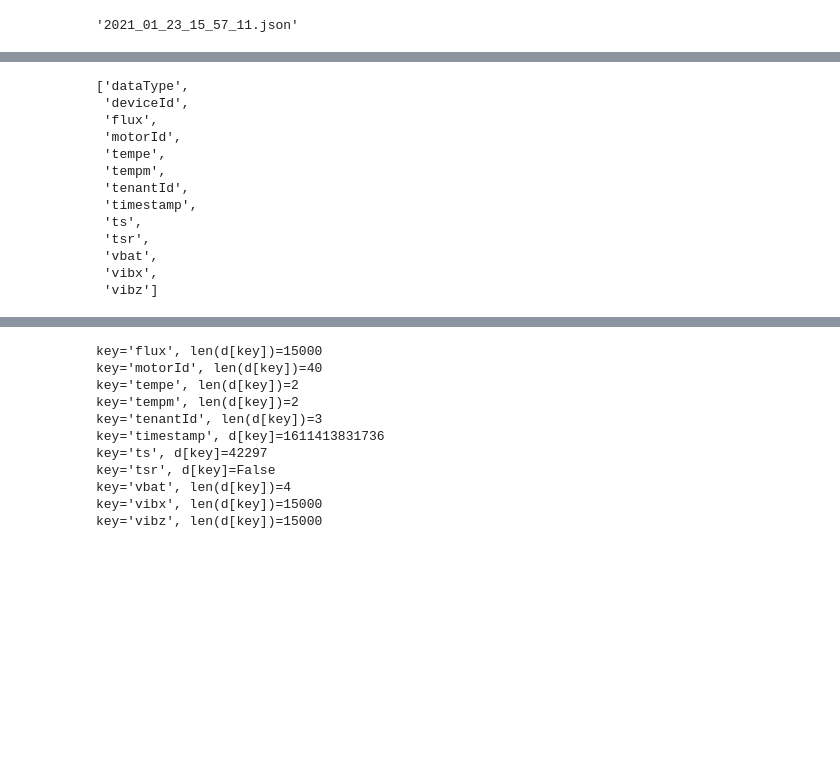
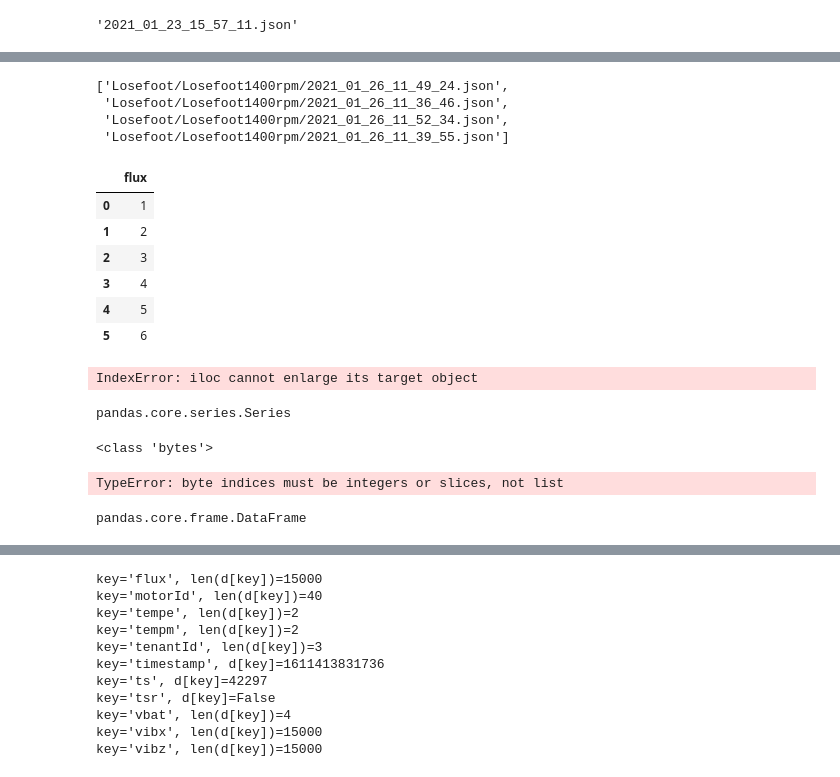
Before and after one commit to thorwhalen/plunk, a Jupyter notebook: plunk/sb/sms/data_access.ipynb, the cells around one changed output, grey strips where cells are left out. Cells and saved outputs as stored; diff of their text form; code cells hidden in the pictures; blank space fills up the shorter version.

```diff
--- a/plunk/sb/sms/data_access.ipynb
+++ b/plunk/sb/sms/data_access.ipynb
@@ -168,16 +301,7 @@ df
 # %%
-list(d.keys())
+list(ss.keys())[:4]
 # %% [output]
-['dataType',
- 'deviceId',
- 'flux',
- 'motorId',
- 'tempe',
- 'tempm',
- 'tenantId',
- 'timestamp',
- 'ts',
- 'tsr',
- 'vbat',
- 'vibx',
- 'vibz']
+['Losefoot/Losefoot1400rpm/2021_01_26_11_49_24.json',
+ 'Losefoot/Losefoot1400rpm/2021_01_26_11_36_46.json',
+ 'Losefoot/Losefoot1400rpm/2021_01_26_11_52_34.json',
+ 'Losefoot/Losefoot1400rpm/2021_01_26_11_39_55.json']
@@ -183,0 +318,21 @@ list(d.keys())
+# %%
+md = {'flux':[1,2,3,4,5,6]}
+pd.DataFrame(md)
+# %% [output]
+|  | flux |
+| 0 | 1 |
+| 1 | 2 |
+| 2 | 3 |
+| 3 | 4 |
+| 4 | 5 |
+| 5 | 6 |
+# %%
+dd = pd.DataFrame(columns=['flux'])
+dd.iloc[0]=[1,2,3,4,5]
+dd
+# %% [output]
+IndexError: iloc cannot enlarge its target object
+# %%
+type(d['flux'].T)
+# %% [output]
+pandas.core.series.Series
@@ -183,0 +341,10 @@ list(d.keys())
+# %%
+df =s[second_key]
+df
+# %% [output]
+<class 'bytes'>
+TypeError: byte indices must be integers or slices, not list
+# %%
+type(df[['ts']])
+# %% [output]
+pandas.core.frame.DataFrame
```
Also changed, not shown: parts of 23 cells of this notebook, 1 other file.
